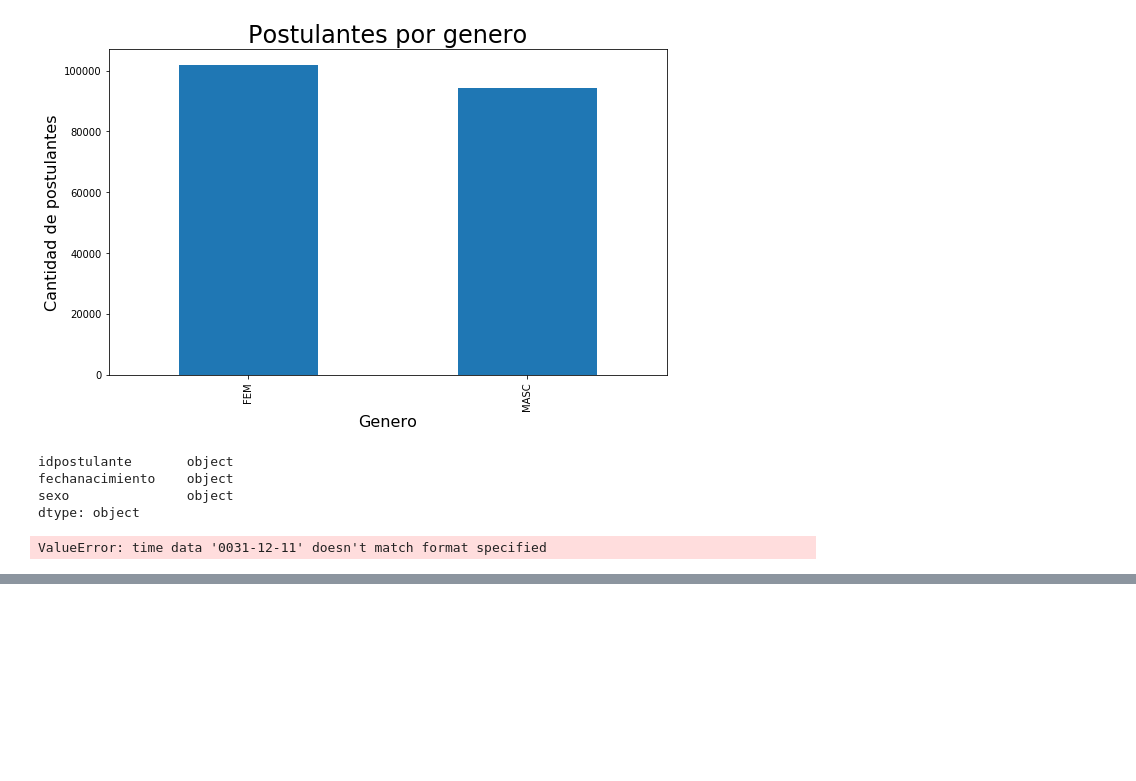
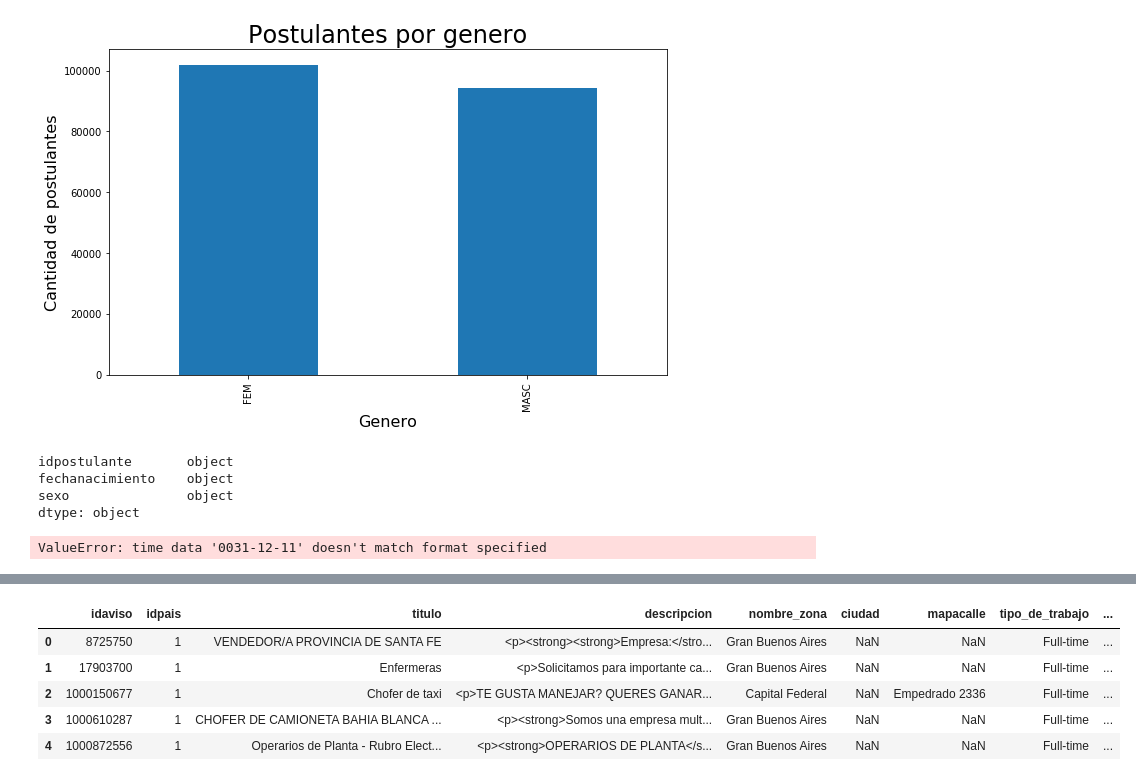
Before and after one commit to BrigliaAn/TP1-AnalisisExploratorio-ZonaJobs, a Jupyter notebook: GermanProbando.ipynb, the cells around one changed output, grey strips where cells are left out. Drawn from its saved outputs; the diff is of its cells as text; code cells hidden in the pictures; blank space fills up the shorter version.

```diff
--- a/GermanProbando.ipynb
+++ b/GermanProbando.ipynb
@@ -177,0 +201,11 @@ ValueError: time data '0031-12-11' doesn't match format specified
+# %%
+#cargo csv de detalle de avisos
+avisos_detalle = pd.read_csv('../data/fiuba_6_avisos_detalle.csv')
+avisos_detalle.head()
+# %% [output]
+|  | idaviso | idpais | titulo | descripcion | nombre_zona | ciudad | mapacalle | tipo_de_trabajo | ... |
+| 0 | 8725750 | 1 | VENDEDOR/A PROVINCIA DE SANTA FE | <p><strong><strong>Empresa:</stro... | Gran Buenos Aires | NaN | NaN | Full-time | ... |
+| 1 | 17903700 | 1 | Enfermeras | <p>Solicitamos para importante ca... | Gran Buenos Aires | NaN | NaN | Full-time | ... |
+| 2 | 1000150677 | 1 | Chofer de taxi | <p>TE GUSTA MANEJAR? QUERES GANAR... | Capital Federal | NaN | Empedrado 2336 | Full-time | ... |
+| 3 | 1000610287 | 1 | CHOFER DE CAMIONETA BAHIA BLANCA ... | <p><strong>Somos una empresa mult... | Gran Buenos Aires | NaN | NaN | Full-time | ... |
+| 4 | 1000872556 | 1 | Operarios de Planta - Rubro Elect... | <p><strong>OPERARIOS DE PLANTA</s... | Gran Buenos Aires | NaN | NaN | Full-time | ... |
```
Also changed, not shown: parts of 11 cells of this notebook.
